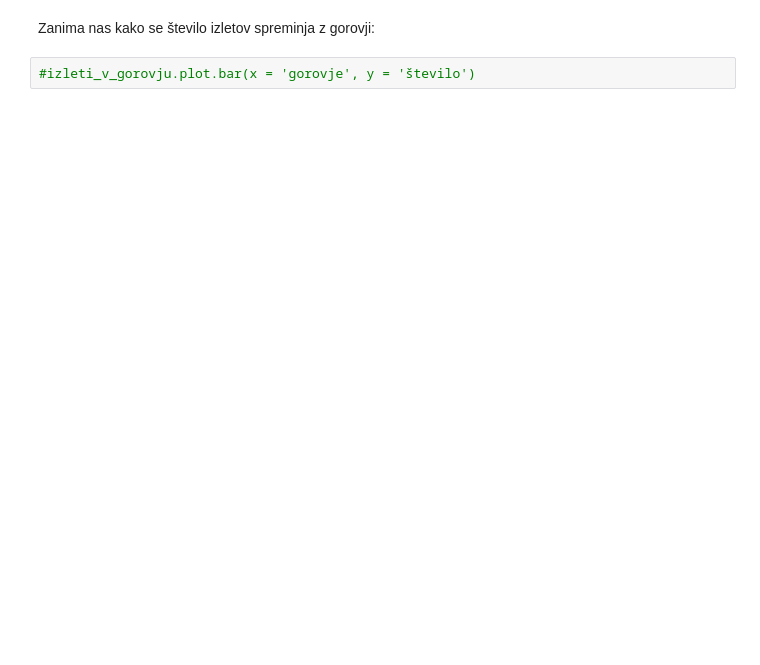
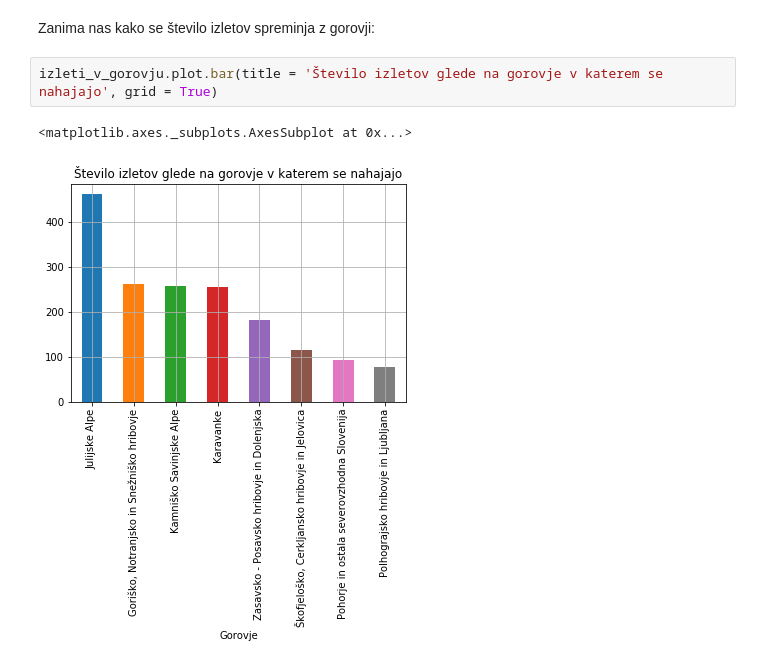
Before and after one commit to zstrgar/Prog1_projekt_izlet, a Jupyter notebook: izleti.ipynb, the cells around one changed output. Cells and saved outputs as stored; diff of their text form; blank space fills up the shorter version.

```diff
--- a/izleti.ipynb
+++ b/izleti.ipynb
@@ -114,5 +115,8 @@ gorovje.mean()
 | Škofjeloško, Cerkljansko hribovje... | 995.508621 | 1259.250000 | 50.508621 | 3.913793 | 57.586207 |
 # %% [markdown]
 Zanima nas kako se število izletov spreminja z gorovji:
-# %%
-#izleti_v_gorovju.plot.bar(x = 'gorovje', y = 'število')
+# %%
+izleti_v_gorovju.plot.bar(title = 'Število izletov glede na gorovje v katerem se nahajajo', grid = True)
+# %% [output]
+<matplotlib.axes._subplots.AxesSubplot at 0x...>
+[figure, added]
```
Also changed, not shown: parts of 2 cells of this notebook.
